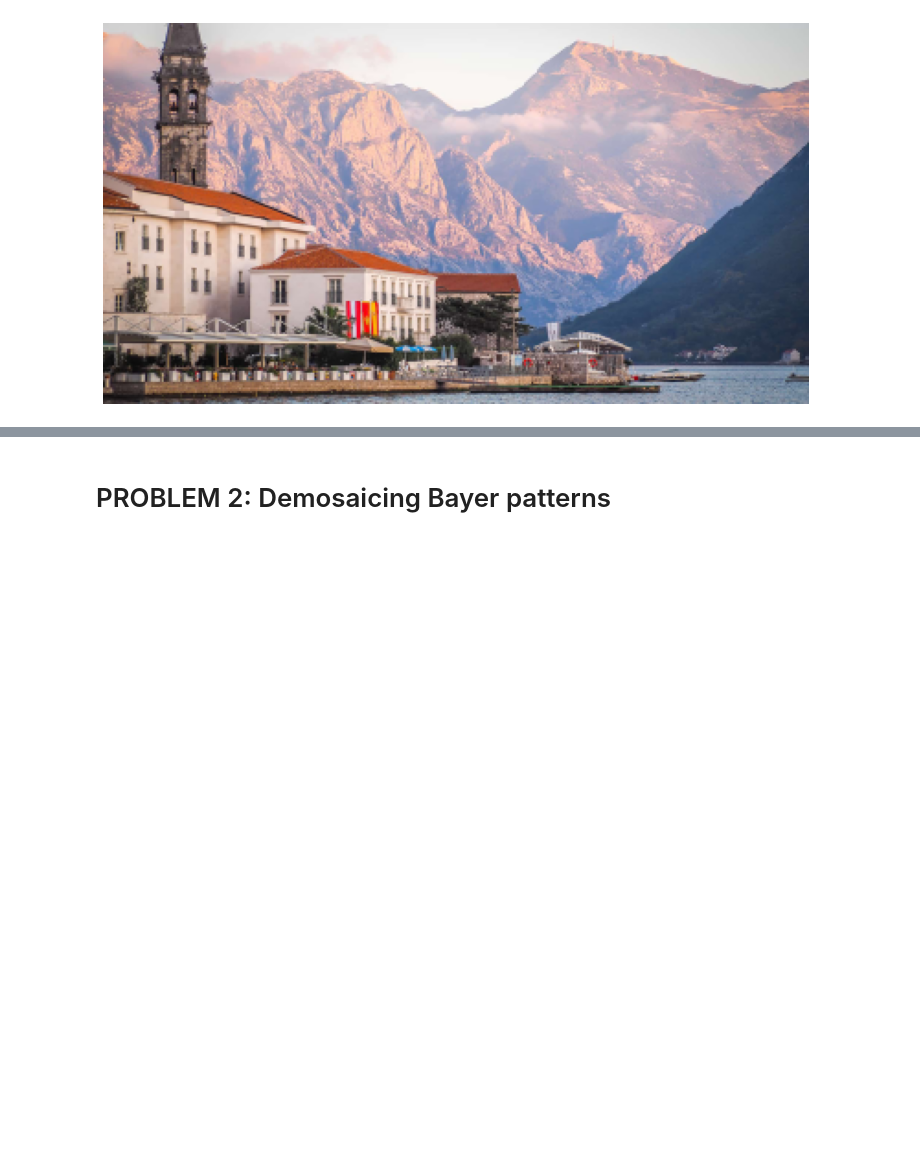
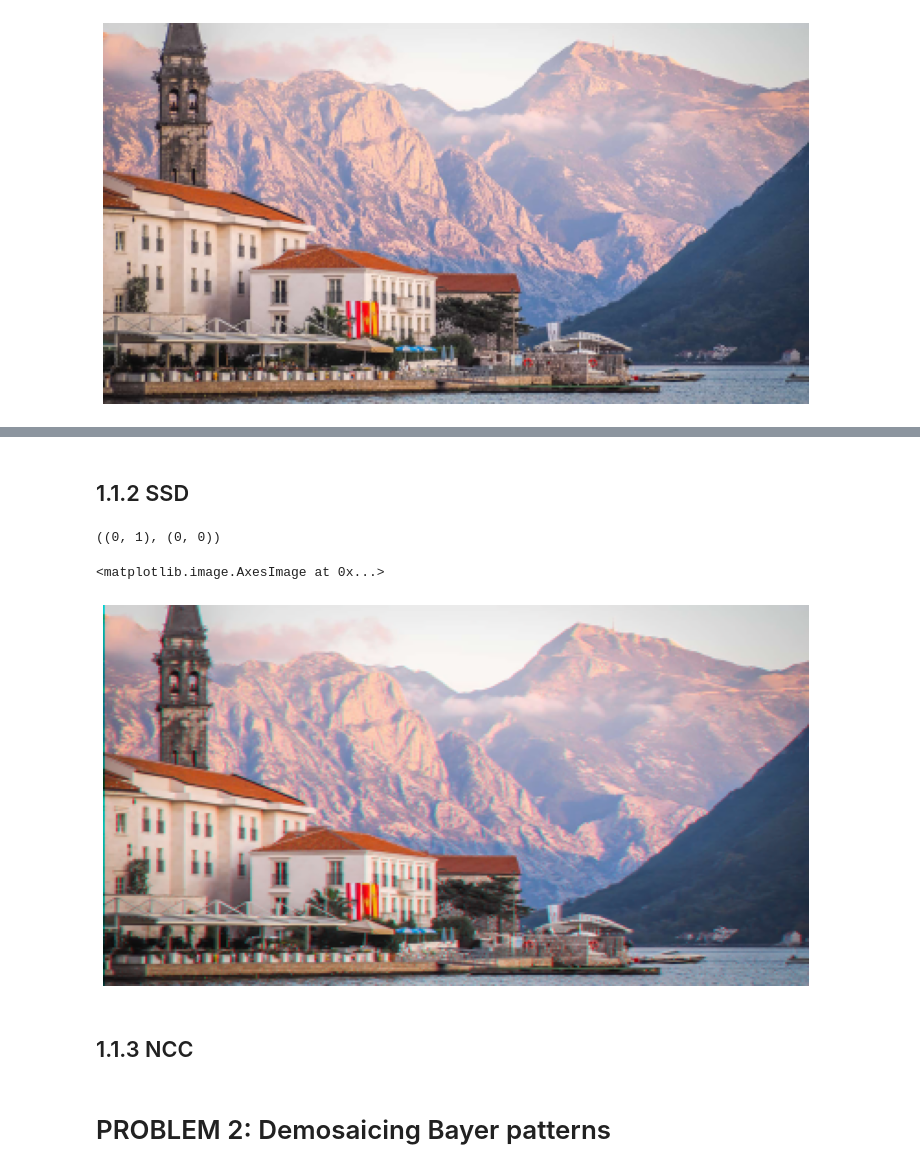
Before and after one commit to RuolinZheng08/ttic31040-computer-vision, a Jupyter notebook: hw1/hw1.ipynb, the cells around one changed output, grey strips where cells are left out. Drawn from its saved outputs; the diff is of its cells as text; code cells hidden in the pictures; blank space fills up the shorter version.

```diff
--- a/hw1/hw1.ipynb
+++ b/hw1/hw1.ipynb
@@ -107,3 +107,44 @@ plt.imshow(naive)
+# %% [markdown]
+## 1.1.2 SSD
+# %%
+def align_channel_SSD(canonical, channel, search_range):
+    best_score = np.inf
+    ret = None
+    for horiz in range(-search_range, search_range + 1):
+        for vert in range(-search_range, search_range + 1):
+            shifted = shift_channel(channel, horiz, vert)
+            score = ((canonical - shifted) ** 2).sum()
+            if score < best_score:
+                best_score = score
+                ret = (horiz, vert)
+    return ret
+# %%
+align_channel_SSD(test_green, test_red_shifted, SHIFT_RANGE), \
+align_channel_SSD(test_green, test_blue, SHIFT_RANGE)
+# %% [output]
+((0, 1), (0, 0))
+# %%
+def reconstruct_SSD(red, green, blue):
+    # use green as canonical
+    offsets_red = align_channel_SSD(green, red, SHIFT_RANGE)
+    offsets_blue = align_channel_SSD(green, blue, SHIFT_RANGE)
+    aligned_red = shift_channel(red, *offsets_red)
+    aligned_blue = shift_channel(blue, *offsets_blue)
+    ret = np.dstack([
+        aligned_red, green, aligned_blue
+    ])
+    return ret
+# %%
+res_SSD = reconstruct_SSD(test_red, test_green, test_blue)
+# %%
+plt.figure(figsize=(14,7))
+plt.axis('off')
+plt.imshow(res_SSD)
+# %% [output]
+<matplotlib.image.AxesImage at 0x...>
+[figure, added]
+# %% [markdown]
+## 1.1.3 NCC
 # %% [markdown]
 # PROBLEM 2: Demosaicing Bayer patterns
 # %%
```
Also changed, not shown: parts of 4 cells of this notebook.
